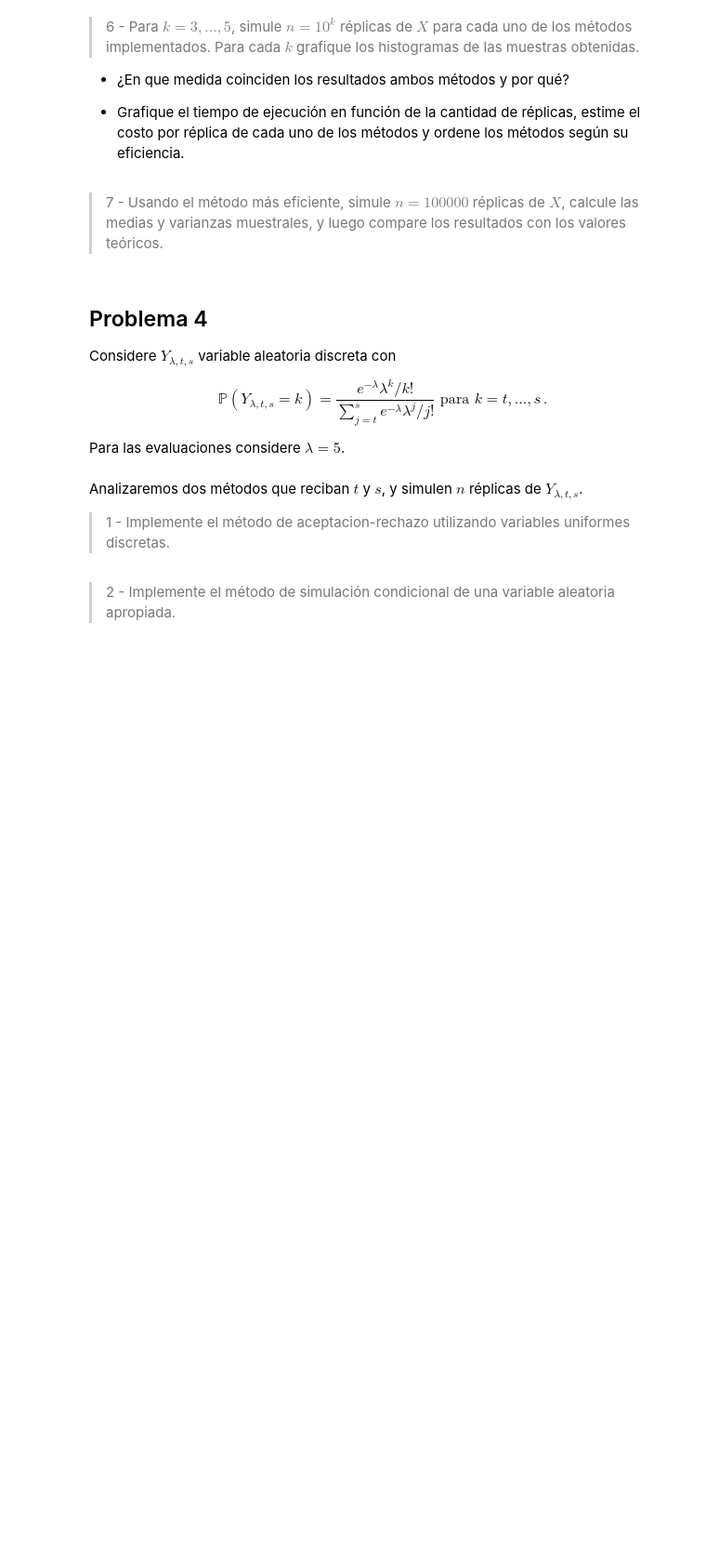
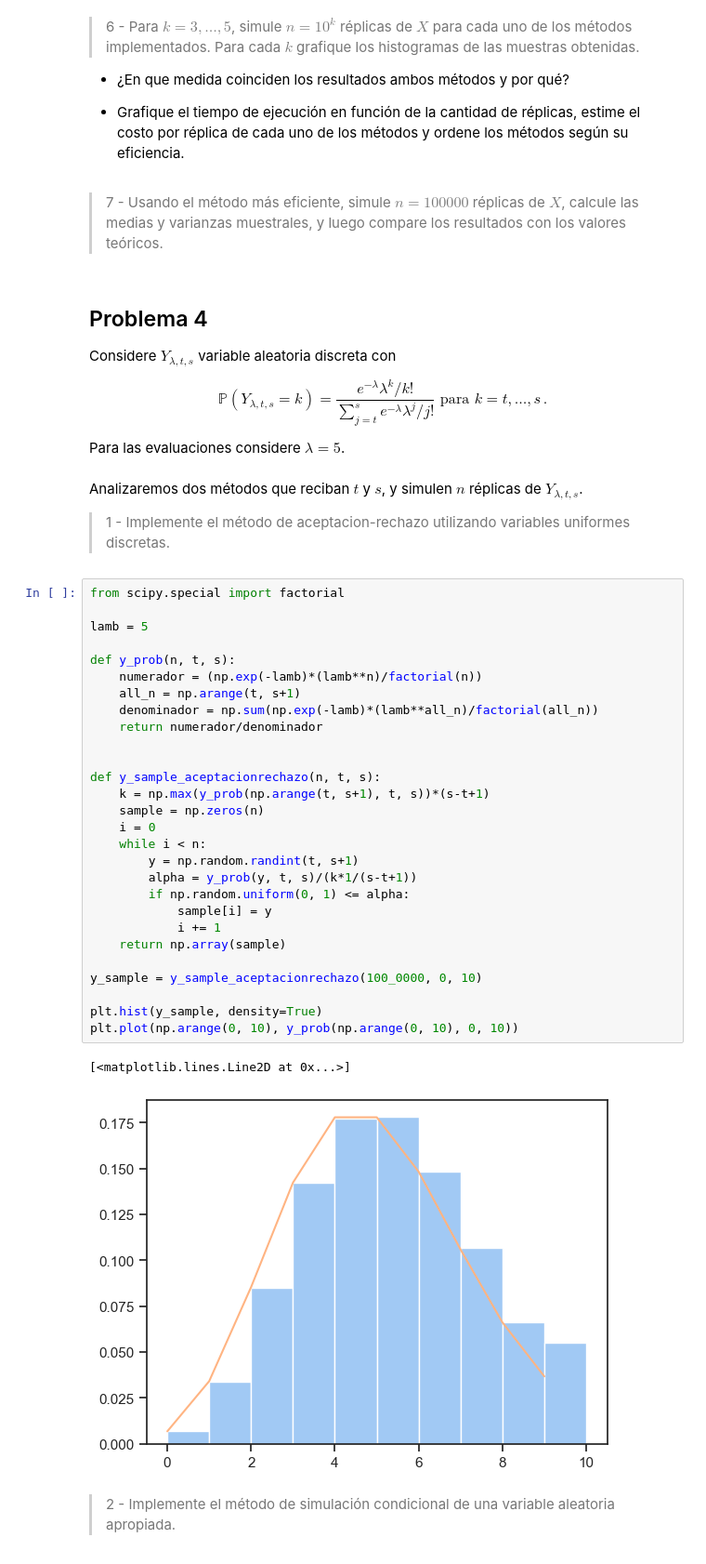
Before and after one commit to Miguel-Escobar/Sim-Estocastica, a Jupyter notebook: Lab 1/lab1.ipynb, the cells around one changed output. Shown at 93% size. Drawn from its saved outputs; the diff is of its cells as text; blank space fills up the shorter version.

```diff
--- a/Lab 1/lab1.ipynb
+++ b/Lab 1/lab1.ipynb
@@ -422,5 +447,36 @@ Para las evaluaciones considere $\lambda = 5$.
 Analizaremos dos métodos que reciban $t$ y $s$, y simulen $n$ réplicas de $Y_{\lambda,t,s}$.
 
 > 1 - Implemente el método de aceptacion-rechazo utilizando variables uniformes discretas.
+# %%
+from scipy.special import factorial
+
+lamb = 5
+
+def y_prob(n, t, s):
+    numerador = (np.exp(-lamb)*(lamb**n)/factorial(n))
+    all_n = np.arange(t, s+1)
+    denominador = np.sum(np.exp(-lamb)*(lamb**all_n)/factorial(all_n))
+    return numerador/denominador
+
+
+def y_sample_aceptacionrechazo(n, t, s):
+    k = np.max(y_prob(np.arange(t, s+1), t, s))*(s-t+1)
+    sample = np.zeros(n)
+    i = 0
+    while i < n:
+        y = np.random.randint(t, s+1)
+        alpha = y_prob(y, t, s)/(k*1/(s-t+1))
+        if np.random.uniform(0, 1) <= alpha:
+            sample[i] = y
+            i += 1
+    return np.array(sample)
+
+y_sample = y_sample_aceptacionrechazo(100_0000, 0, 10)
+
+plt.hist(y_sample, density=True)
+plt.plot(np.arange(0, 10), y_prob(np.arange(0, 10), 0, 10))
+# %% [output]
+[<matplotlib.lines.Line2D at 0x...>]
+[figure, added]
 # %% [markdown]
 > 2 - Implemente el método de simulación condicional de una variable aleatoria apropiada.
```
Also changed, not shown: parts of 9 cells of this notebook.
